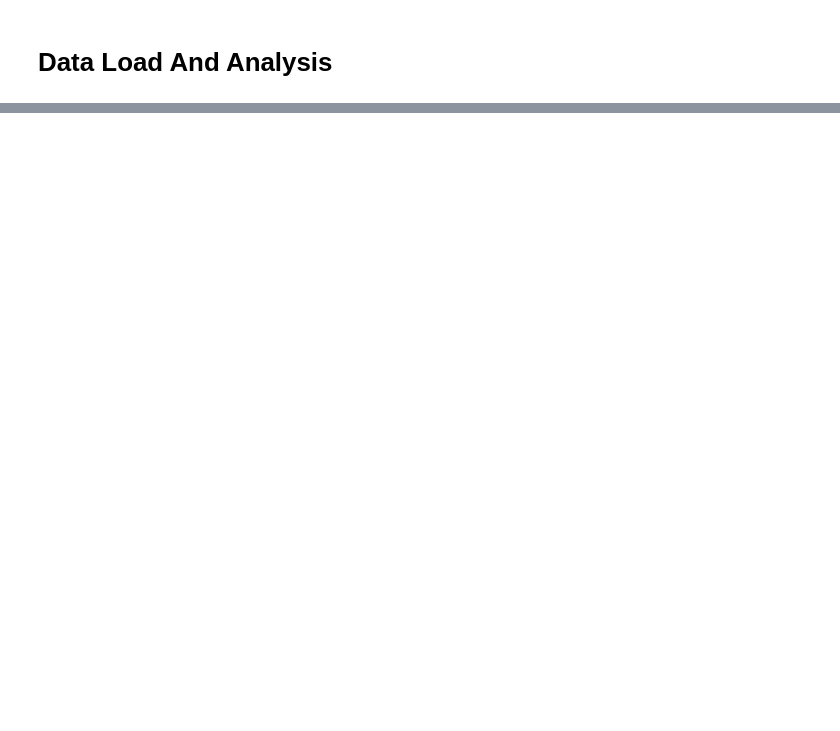
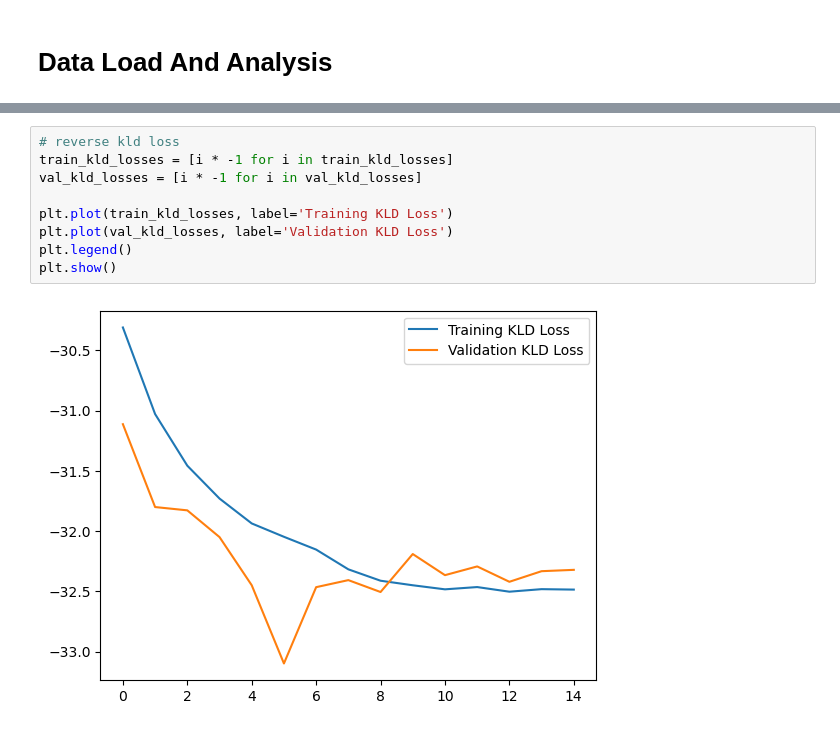
Before and after one commit to Horizon-42/variation_autoencoder, a Jupyter notebook: vae_on_celebs.ipynb, the cells around one changed output, grey strips where cells are left out. Cells and saved outputs as stored; diff of their text form; blank space fills up the shorter version.

```diff
--- a/vae_on_celebs.ipynb
+++ b/vae_on_celebs.ipynb
@@ -82,0 +297,11 @@ test_loader = DataLoader(test_dataset, batch_size=32, shuffle=False)
+# %%
+# reverse kld loss
+train_kld_losses = [i * -1 for i in train_kld_losses]
+val_kld_losses = [i * -1 for i in val_kld_losses]
+
+plt.plot(train_kld_losses, label='Training KLD Loss')
+plt.plot(val_kld_losses, label='Validation KLD Loss')
+plt.legend()
+plt.show()
+# %% [output]
+[figure, added]
```
Also changed, not shown: parts of 7 cells of this notebook, 5 other files.
